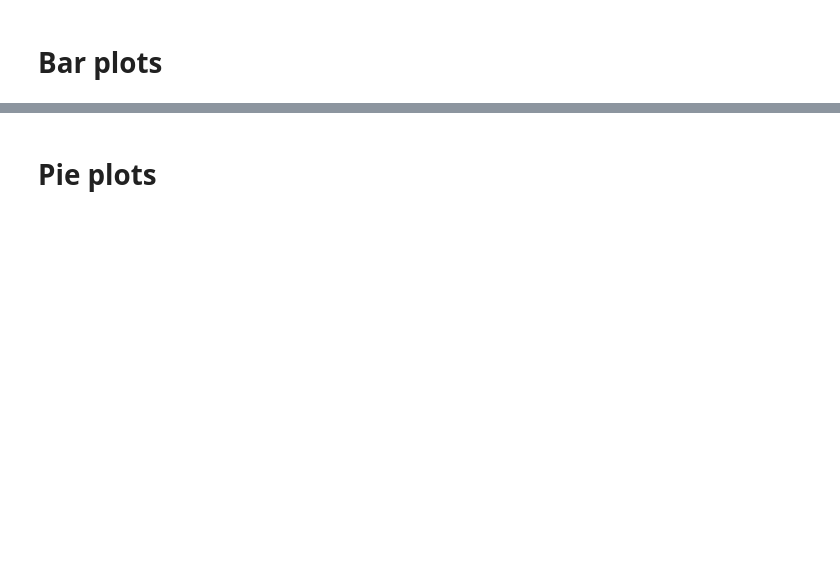
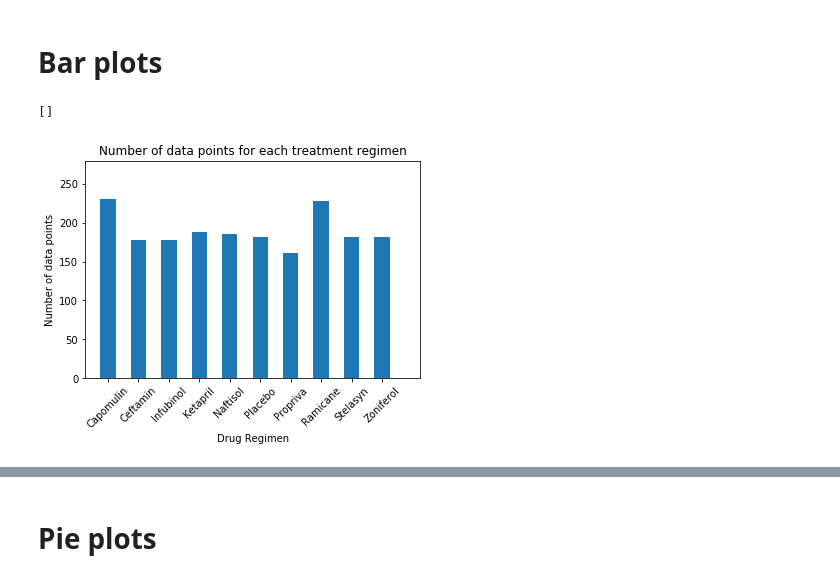
Before and after one commit to philipstubbs13/matplotlib-challenge, a Jupyter notebook: pymaceuticals.ipynb, the cells around one changed output, grey strips where cells are left out. Saved outputs shown, nothing was run; the diff lists cells and outputs as text; code cells hidden in the pictures; blank space fills up the shorter version.

```diff
--- a/pymaceuticals.ipynb
+++ b/pymaceuticals.ipynb
@@ -7,13 +7,16 @@
 import matplotlib.pyplot as plt
 import pandas as pd
 import scipy.stats as st
+import numpy as np
 
-# Study data files
+# Mouse and study data files.
 mouse_metadata = "data/Mouse_metadata.csv"
 study_results = "data/Study_results.csv"
 
-# Read the mouse data and the study results
+# Read the mouse data and the study results.
 mouse_metadata = pd.read_csv(mouse_metadata)
 study_results = pd.read_csv(study_results)
 
-# Combine the data into a single dataset
+# Combine the data into a single dataset.
+merged_df = pd.merge(mouse_metadata, study_results, on="Mouse ID", how="outer")
+merged_df
@@ -30,0 +78,25 @@ study_results = pd.read_csv(study_results)
+# %%
+# Generate a bar plot showing number of data points for each treatment regimen using pandas
+number_of_data_points_per_regimen = merged_df.groupby(['Drug Regimen'])['Mouse ID'].count()
+
+number_points_df = pd.DataFrame(number_of_data_points_per_regimen)
+
+# Create bar chart using pandas.
+pandas_plot = number_of_data_points_per_regimen.plot(kind="bar")
+
+# Add labels for axes and add a title for the graph.
+pandas_plot.set_title("Number of data points for each treatment regimen")
+pandas_plot.set_ylabel("Number of data points")
+
+# Rotate x-axis labels 45 degrees
+plt.xticks(rotation=45)
+
+# Configure limits for x-axis and y-axis.
+pandas_plot.set_xlim(-0.75, len(number_points_df)+0.25)
+pandas_plot.set_ylim(0, max(number_points_df["Mouse ID"])+50)
+
+# Show plot
+pandas_plot.plot()
+# %% [output]
+[]
+[figure, added]
```
Also changed, not shown: parts of 14 cells of this notebook.
